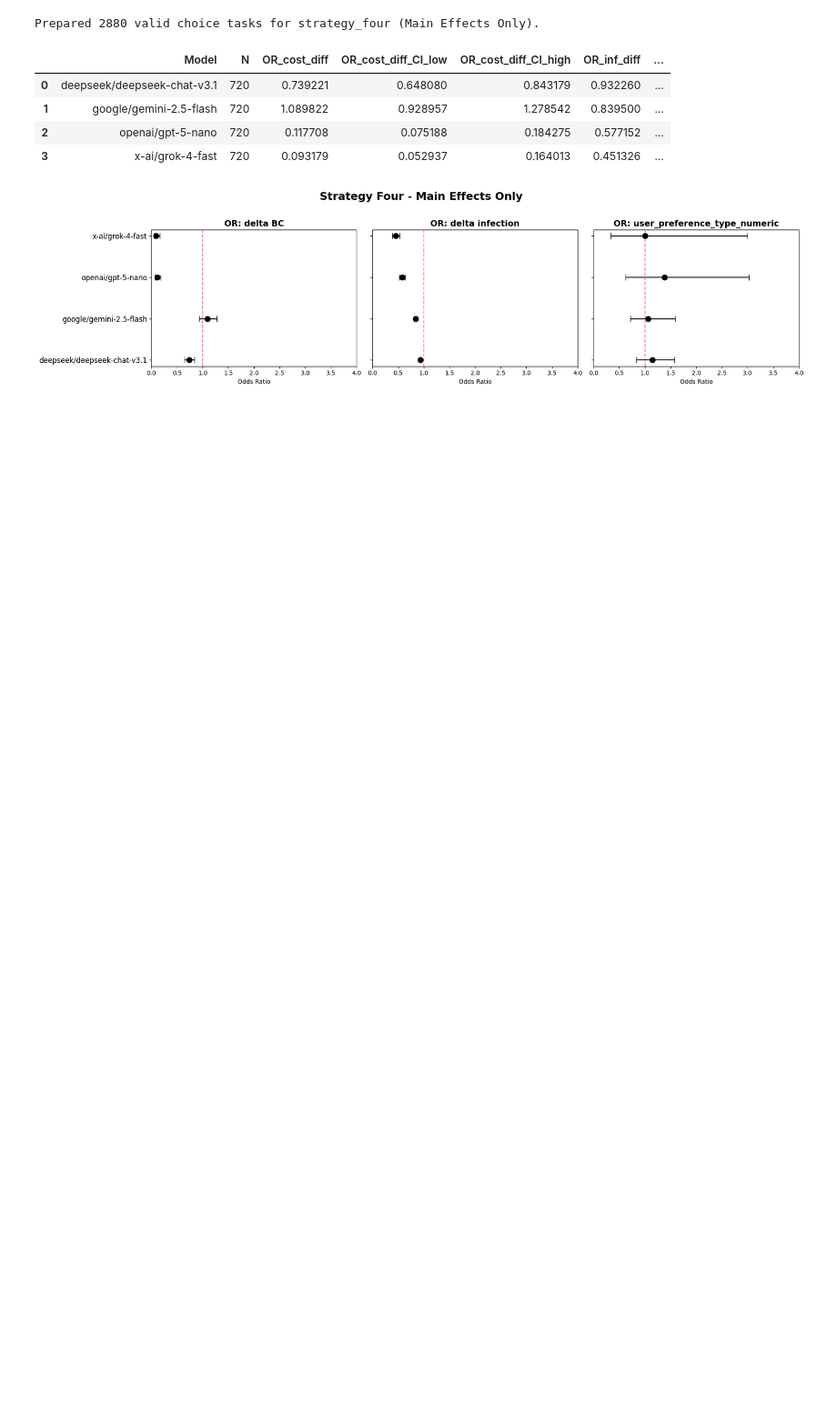
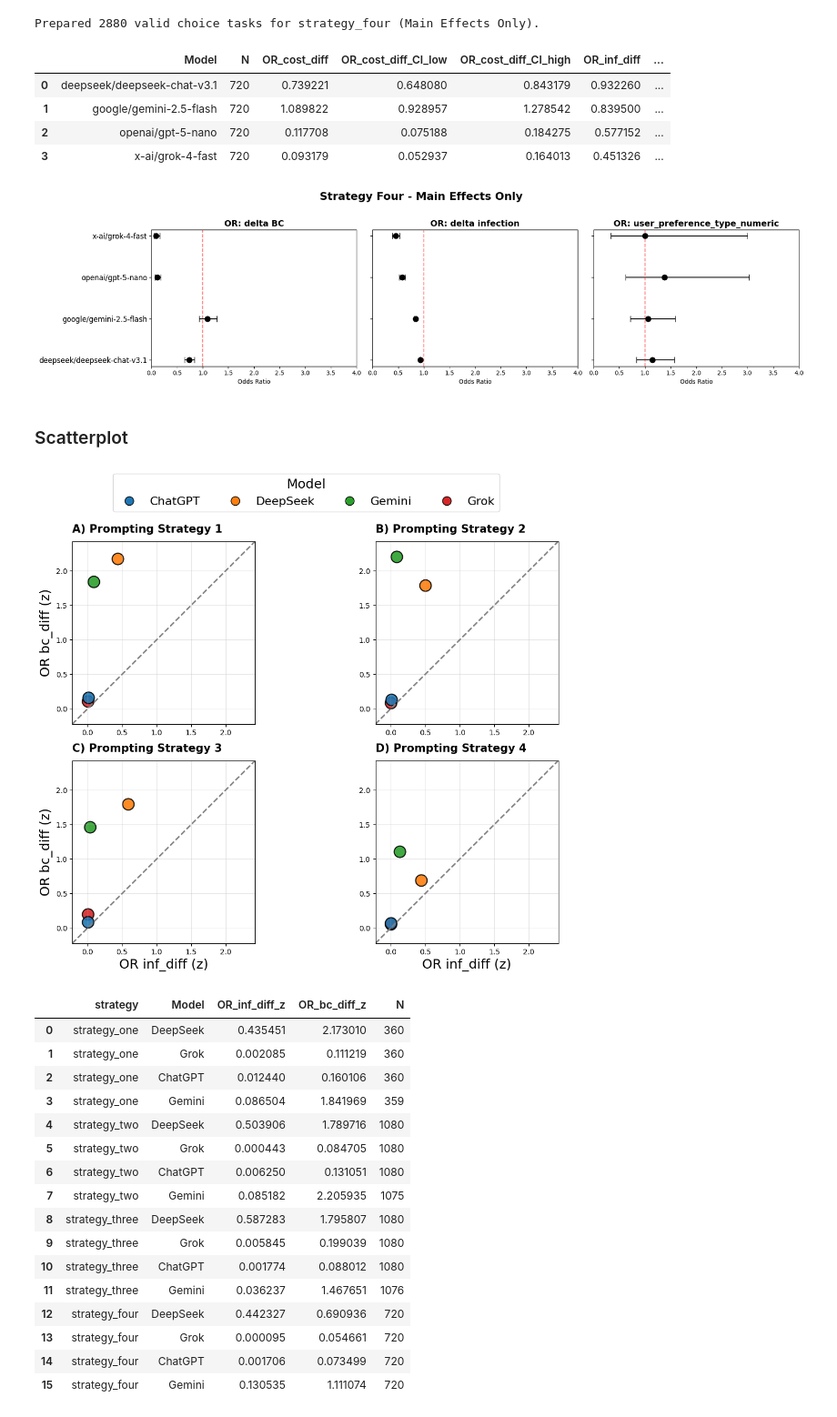
Before and after one commit to yaesoubilab/llm-dce, a Jupyter notebook: repeats/querying/test.ipynb, the cells around one changed output. Shown at 91% size. Cells and saved outputs as stored; diff of their text form; code cells hidden in the pictures; blank space fills up the shorter version.

```diff
--- a/repeats/querying/test.ipynb
+++ b/repeats/querying/test.ipynb
@@ -768,3 +753,5 @@ Prepared 2880 valid choice tasks for strategy_four (Main Effects Only).
 | 2 | openai/gpt-5-nano | 720 | 0.117708 | 0.075188 | 0.184275 | 0.577152 | ... |
 | 3 | x-ai/grok-4-fast | 720 | 0.093179 | 0.052937 | 0.164013 | 0.451326 | ... |
 [figure]
+# %% [markdown]
+### Scatterplot
@@ -770,0 +1004,21 @@ Prepared 2880 valid choice tasks for strategy_four (Main Effects Only).
+# %%
+plot_or_inf_vs_bc_4panel(results_df=full_results_df)
+# %% [output]
+[figure, added]
+|  | strategy | Model | OR_inf_diff_z | OR_bc_diff_z | N |
+| 0 | strategy_one | DeepSeek | 0.435451 | 2.173010 | 360 |
+| 1 | strategy_one | Grok | 0.002085 | 0.111219 | 360 |
+| 2 | strategy_one | ChatGPT | 0.012440 | 0.160106 | 360 |
+| 3 | strategy_one | Gemini | 0.086504 | 1.841969 | 359 |
+| 4 | strategy_two | DeepSeek | 0.503906 | 1.789716 | 1080 |
+| 5 | strategy_two | Grok | 0.000443 | 0.084705 | 1080 |
+| 6 | strategy_two | ChatGPT | 0.006250 | 0.131051 | 1080 |
+| 7 | strategy_two | Gemini | 0.085182 | 2.205935 | 1075 |
+| 8 | strategy_three | DeepSeek | 0.587283 | 1.795807 | 1080 |
+| 9 | strategy_three | Grok | 0.005845 | 0.199039 | 1080 |
+| 10 | strategy_three | ChatGPT | 0.001774 | 0.088012 | 1080 |
+| 11 | strategy_three | Gemini | 0.036237 | 1.467651 | 1076 |
+| 12 | strategy_four | DeepSeek | 0.442327 | 0.690936 | 720 |
+| 13 | strategy_four | Grok | 0.000095 | 0.054661 | 720 |
+| 14 | strategy_four | ChatGPT | 0.001706 | 0.073499 | 720 |
+| 15 | strategy_four | Gemini | 0.130535 | 1.111074 | 720 |
```
Also changed, not shown: parts of 14 cells of this notebook, 1 other file.
